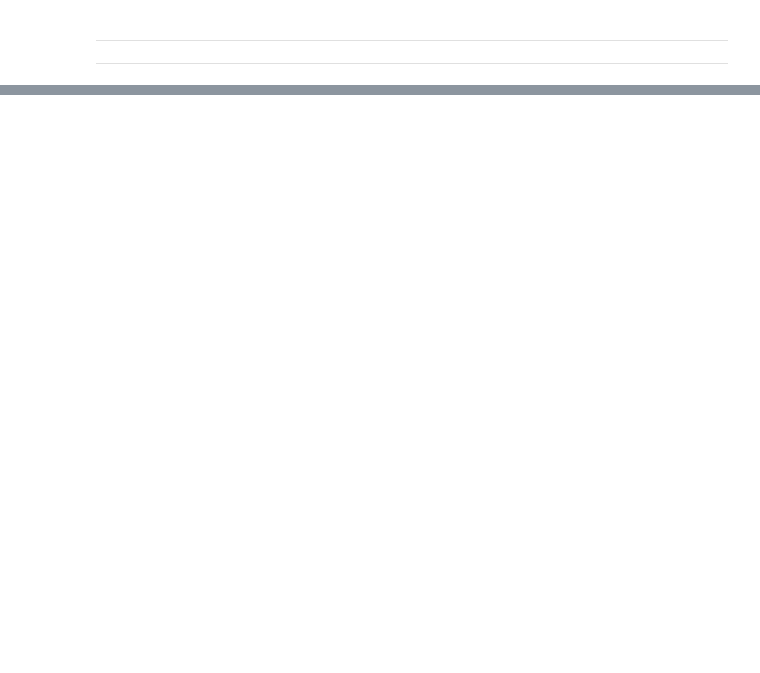
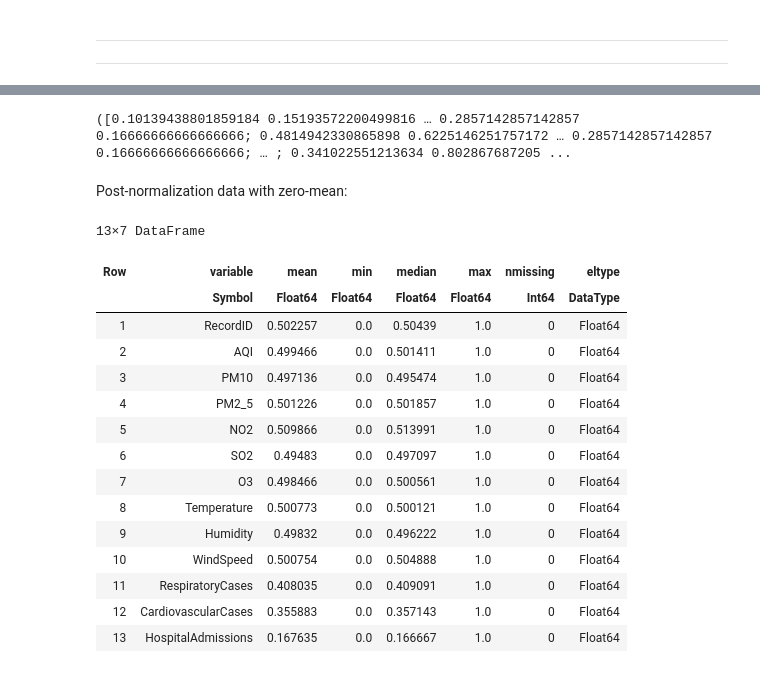
Before and after one commit to ashmunir/ML_Project, a Jupyter notebook: Main.ipynb, the cells around one changed output, grey strips where cells are left out. Saved outputs shown, nothing was run; the diff lists cells and outputs as text; code cells hidden in the pictures; blank space fills up the shorter version.

```diff
--- a/Main.ipynb
+++ b/Main.ipynb
@@ -560,0 +323,25 @@ DT: 85.28399311531841 %
+# %%
+train_input_zm, test_input_zm = normalizeData(train_input, test_input, :MinMax)
+# %% [output]
+([0.10139438801859184 0.15193572200499816 … 0.2857142857142857 0.16666666666666666; 0.4814942330865898 0.6225146251757172 … 0.2857142857142857 0.16666666666666666; … ; 0.341022551213634 0.802867687205 ...
+# %% [markdown]
+Post-normalization data with zero-mean:
+# %%
+describe(DataFrame(train_input_zm, names(data)[1:13]))
+# %% [output]
+13×7 DataFrame
+| Row | variable | mean | min | median | max | nmissing | eltype |
+|  | Symbol | Float64 | Float64 | Float64 | Float64 | Int64 | DataType |
+| 1 | RecordID | 0.502257 | 0.0 | 0.50439 | 1.0 | 0 | Float64 |
+| 2 | AQI | 0.499466 | 0.0 | 0.501411 | 1.0 | 0 | Float64 |
+| 3 | PM10 | 0.497136 | 0.0 | 0.495474 | 1.0 | 0 | Float64 |
+| 4 | PM2_5 | 0.501226 | 0.0 | 0.501857 | 1.0 | 0 | Float64 |
+| 5 | NO2 | 0.509866 | 0.0 | 0.513991 | 1.0 | 0 | Float64 |
+| 6 | SO2 | 0.49483 | 0.0 | 0.497097 | 1.0 | 0 | Float64 |
+| 7 | O3 | 0.498466 | 0.0 | 0.500561 | 1.0 | 0 | Float64 |
+| 8 | Temperature | 0.500773 | 0.0 | 0.500121 | 1.0 | 0 | Float64 |
+| 9 | Humidity | 0.49832 | 0.0 | 0.496222 | 1.0 | 0 | Float64 |
+| 10 | WindSpeed | 0.500754 | 0.0 | 0.504888 | 1.0 | 0 | Float64 |
+| 11 | RespiratoryCases | 0.408035 | 0.0 | 0.409091 | 1.0 | 0 | Float64 |
+| 12 | CardiovascularCases | 0.355883 | 0.0 | 0.357143 | 1.0 | 0 | Float64 |
+| 13 | HospitalAdmissions | 0.167635 | 0.0 | 0.166667 | 1.0 | 0 | Float64 |
```
Also changed, not shown: parts of 60 cells of this notebook, 6 other files.
